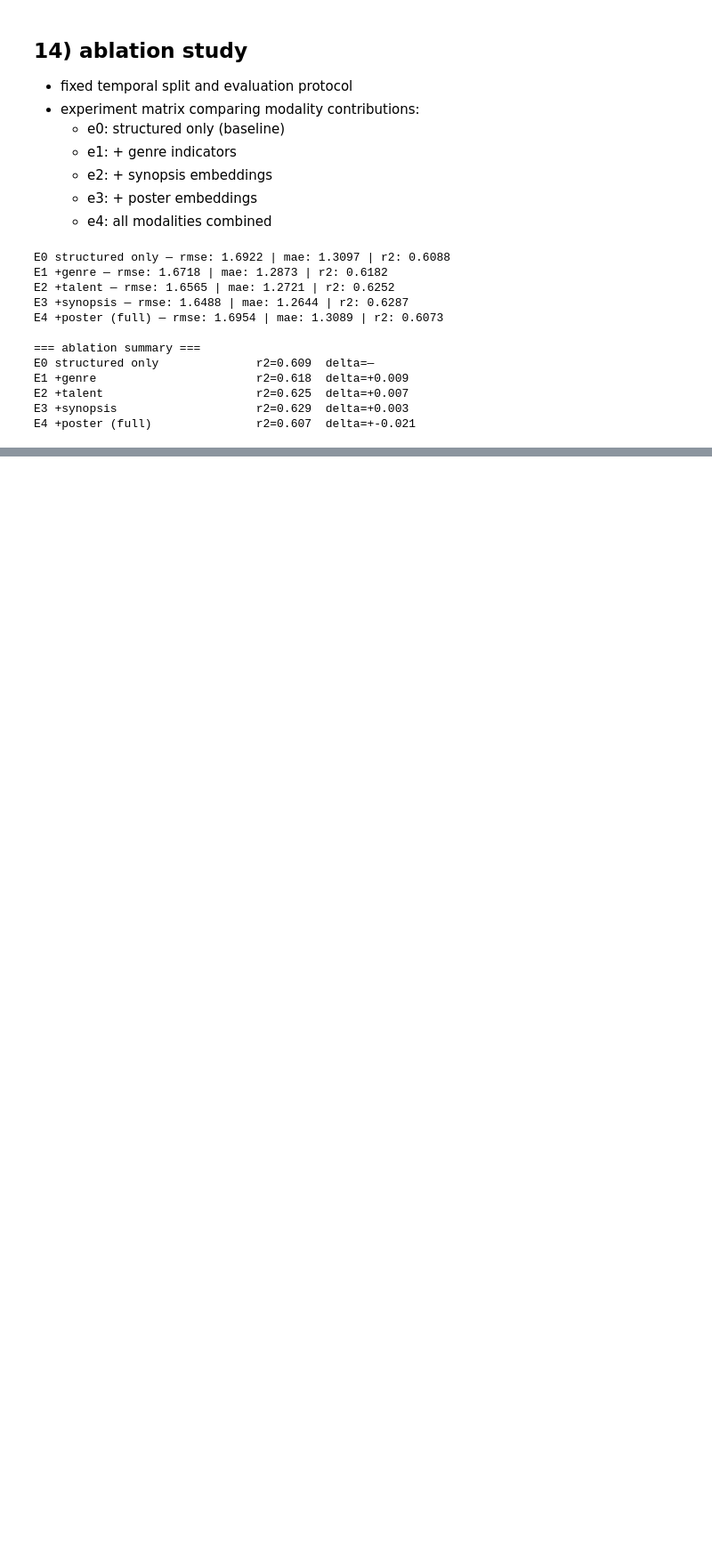
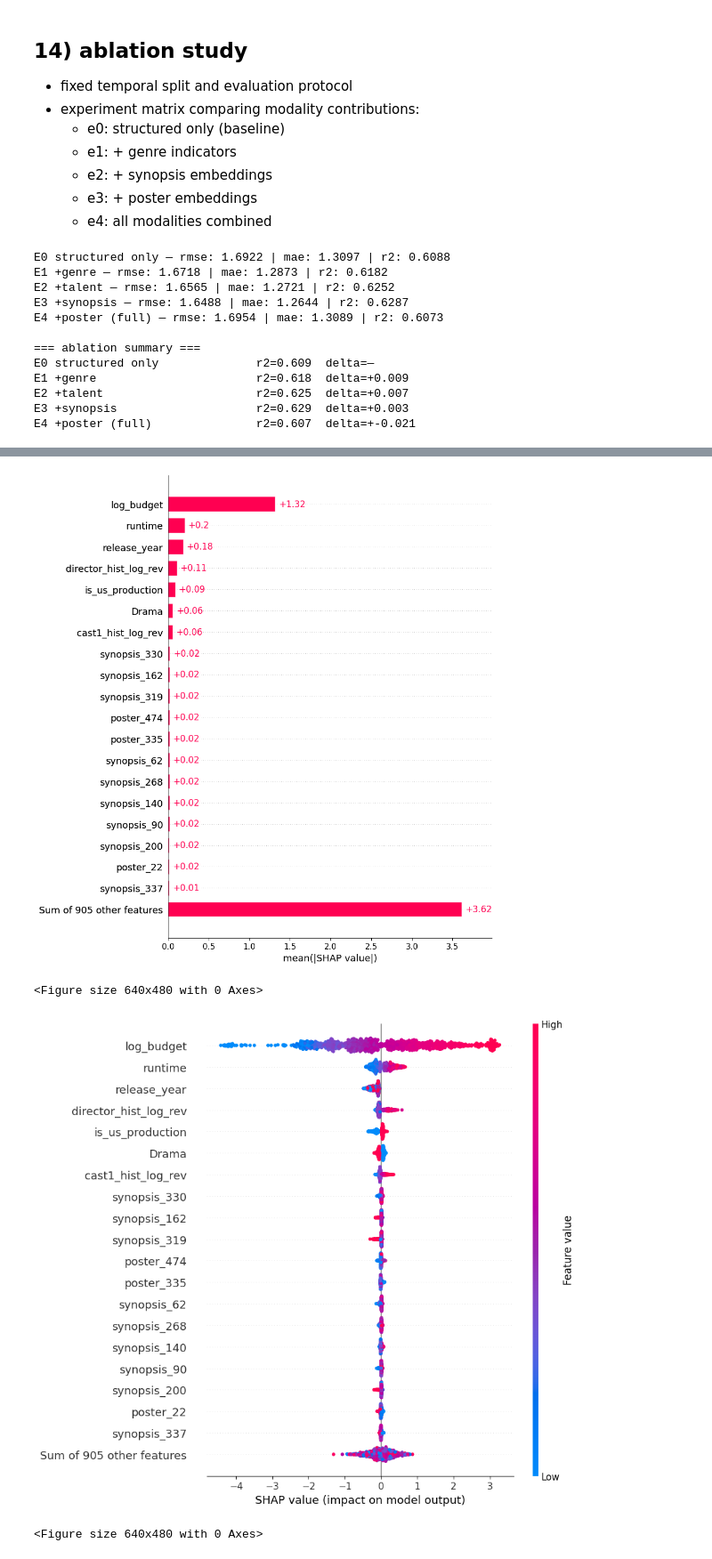
Before and after one commit to oliespineira/ML-project, a Jupyter notebook: notebook.ipynb, the cells around one changed output, grey strips where cells are left out. Shown at 89% size. Cells and saved outputs as stored; diff of their text form; code cells hidden in the pictures; blank space fills up the shorter version.

```diff
--- a/notebook.ipynb
+++ b/notebook.ipynb
@@ -1538,0 +1254,32 @@ FINAL TEST classification — precision: 0.615 | recall: 0.557 | f1: 0.585 | auc
+# %%
+import shap
+
+feature_names = (
+    structured_cols +
+    genre_cols +
+    talent_cols +
+    [f"synopsis_{i}" for i in range(X_synopsis_train.shape[1])] +
+    [f"poster_{i}"   for i in range(X_poster_train.shape[1])]
+)
+
+explainer = shap.TreeExplainer(lgb_model)
+
+# subsample val set for speed — 1000 rows is sufficient for stable global importance
+n_shap    = min(1000, len(X_val_full))
+X_val_df  = pd.DataFrame(X_val_full[:n_shap], columns=feature_names)
+shap_values = explainer(X_val_df)
+
+# global importance bar plot
+shap.plots.bar(shap_values, max_display=20)
+plt.savefig(OUTPUT_DIR / "shap_bar.png", dpi=100, bbox_inches="tight")
+plt.show()
+
+# beeswarm
+shap.plots.beeswarm(shap_values, max_display=20)
+plt.savefig(OUTPUT_DIR / "shap_beeswarm.png", dpi=100, bbox_inches="tight")
+plt.show()
+# %% [output]
+[figure, added]
+<Figure size 640x480 with 0 Axes>
+[figure, added]
+<Figure size 640x480 with 0 Axes>
```
Also changed, not shown: parts of 33 cells of this notebook.
